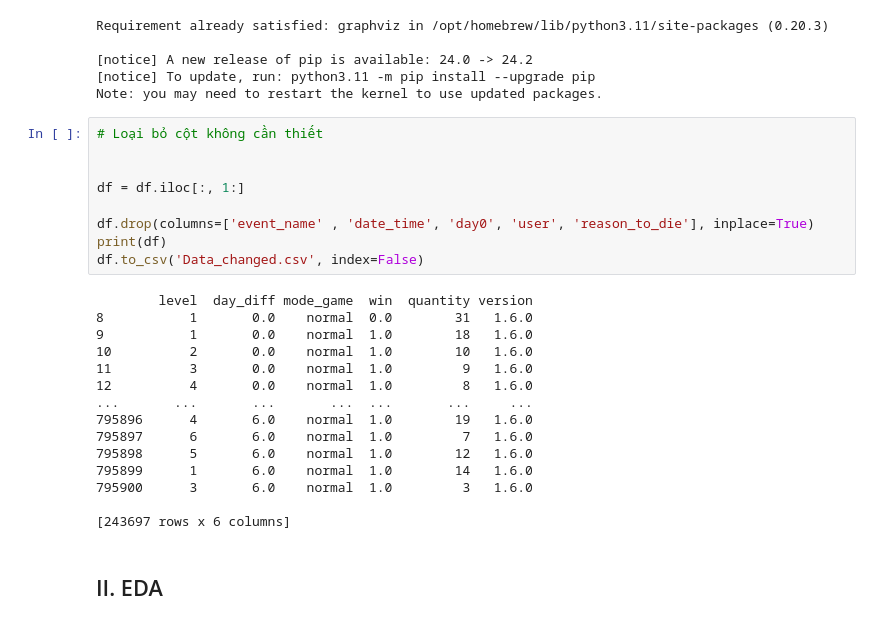
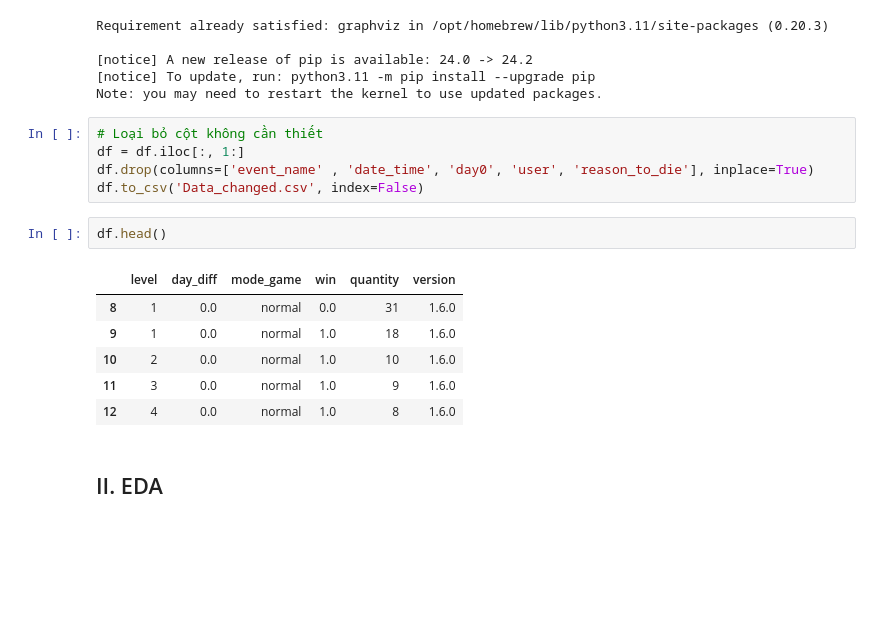
Before and after one commit to thanhthao2004/user-flow-segmentation, a Jupyter notebook: EDA.ipynb, the cells around one changed output. Saved outputs shown, nothing was run; the diff lists cells and outputs as text; blank space fills up the shorter version.

```diff
--- a/EDA.ipynb
+++ b/EDA.ipynb
@@ -258,28 +230,18 @@ Requirement already satisfied: graphviz in /opt/homebrew/lib/python3.11/site-pac
 Note: you may need to restart the kernel to use updated packages.
 # %%
 # Loại bỏ cột không cần thiết
-
-
 df = df.iloc[:, 1:]
-
 df.drop(columns=['event_name' , 'date_time', 'day0', 'user', 'reason_to_die'], inplace=True)
-print(df)
 df.to_csv('Data_changed.csv', index=False)
-# %% [output]
-        level  day_diff mode_game  win  quantity version
-8           1       0.0    normal  0.0        31   1.6.0
-9           1       0.0    normal  1.0        18   1.6.0
-10          2       0.0    normal  1.0        10   1.6.0
-11          3       0.0    normal  1.0         9   1.6.0
-12          4       0.0    normal  1.0         8   1.6.0
-...       ...       ...       ...  ...       ...     ...
-795896      4       6.0    normal  1.0        19   1.6.0
-795897      6       6.0    normal  1.0         7   1.6.0
-795898      5       6.0    normal  1.0        12   1.6.0
-795899      1       6.0    normal  1.0        14   1.6.0
-795900      3       6.0    normal  1.0         3   1.6.0
-
-[243697 rows x 6 columns]
+# %%
+df.head()
+# %% [output]
+|  | level | day_diff | mode_game | win | quantity | version |
+| 8 | 1 | 0.0 | normal | 0.0 | 31 | 1.6.0 |
+| 9 | 1 | 0.0 | normal | 1.0 | 18 | 1.6.0 |
+| 10 | 2 | 0.0 | normal | 1.0 | 10 | 1.6.0 |
+| 11 | 3 | 0.0 | normal | 1.0 | 9 | 1.6.0 |
+| 12 | 4 | 0.0 | normal | 1.0 | 8 | 1.6.0 |
 # %% [markdown]
 ## II. EDA
 # %%
```
Also changed, not shown: parts of 10 cells of this notebook, 3 other files.
